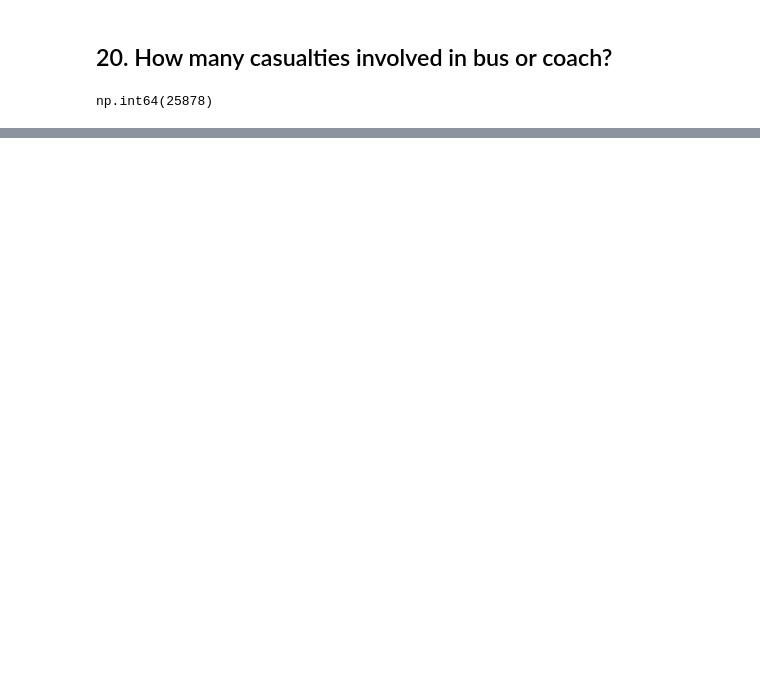
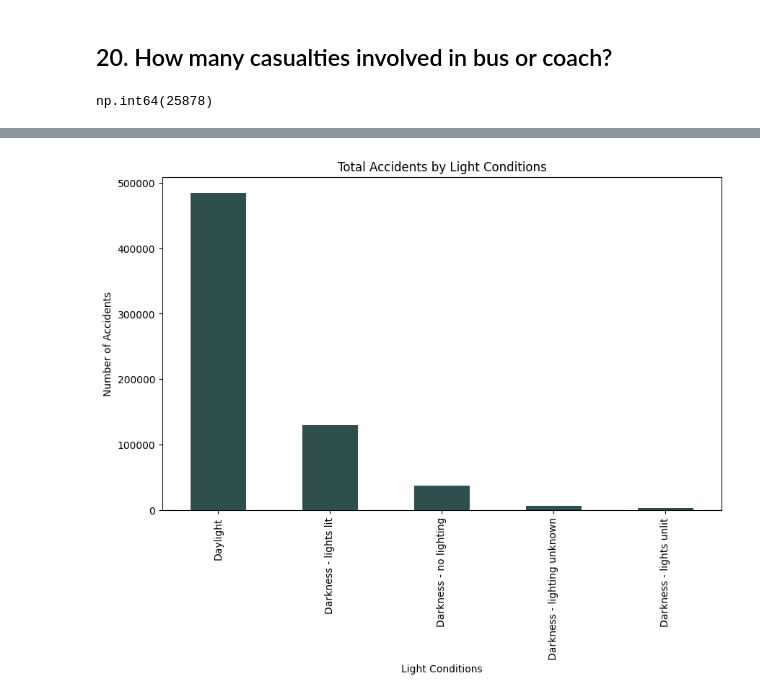
Before and after one commit to woweewoww/ELEC303_DataAnalytics, a Jupyter notebook: Activity2.ipynb, the cells around one changed output, grey strips where cells are left out. Drawn from its saved outputs; the diff is of its cells as text; code cells hidden in the pictures; blank space fills up the shorter version.

```diff
--- a/Activity2.ipynb
+++ b/Activity2.ipynb
@@ -782,0 +811,10 @@ np.int64(25878)
+# %%
+light_counts = road_accident['Light_Conditions'].value_counts()
+plt.figure(figsize=(10, 6))
+light_counts.plot(kind='bar', color='darkslategray')
+plt.title('Total Accidents by Light Conditions')
+plt.xlabel('Light Conditions')
+plt.ylabel('Number of Accidents')
+plt.show()
+# %% [output]
+[figure, added]
```
Also changed, not shown: parts of 39 cells of this notebook.
